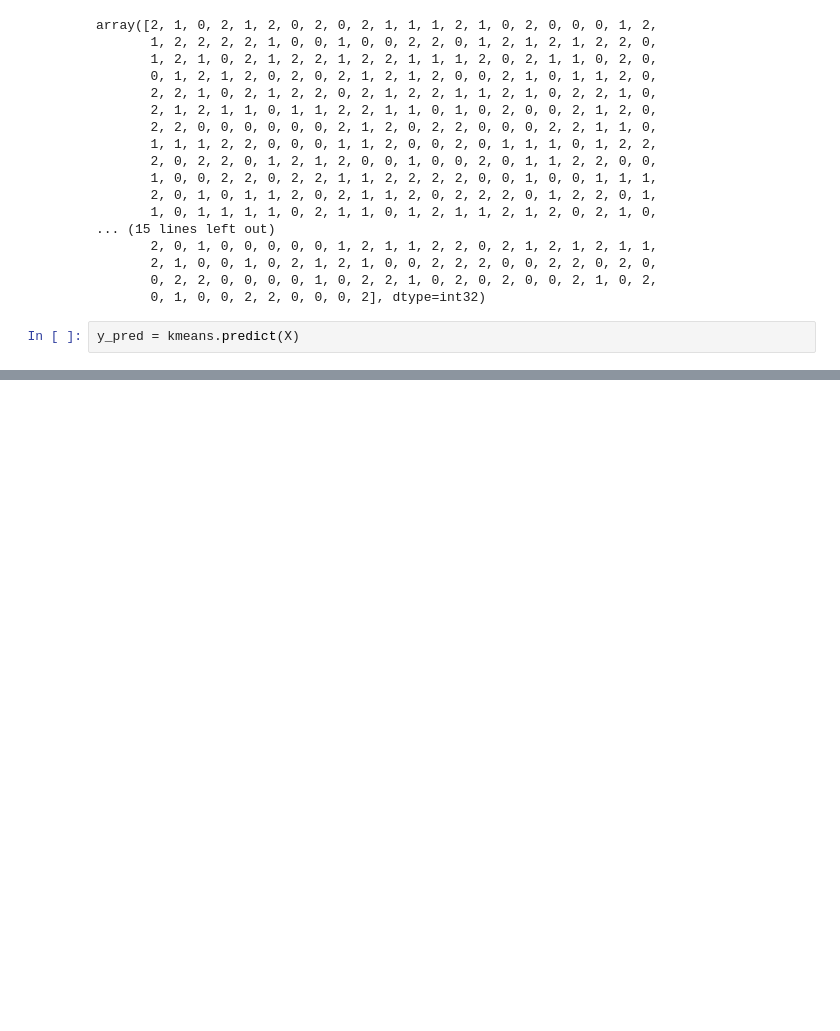
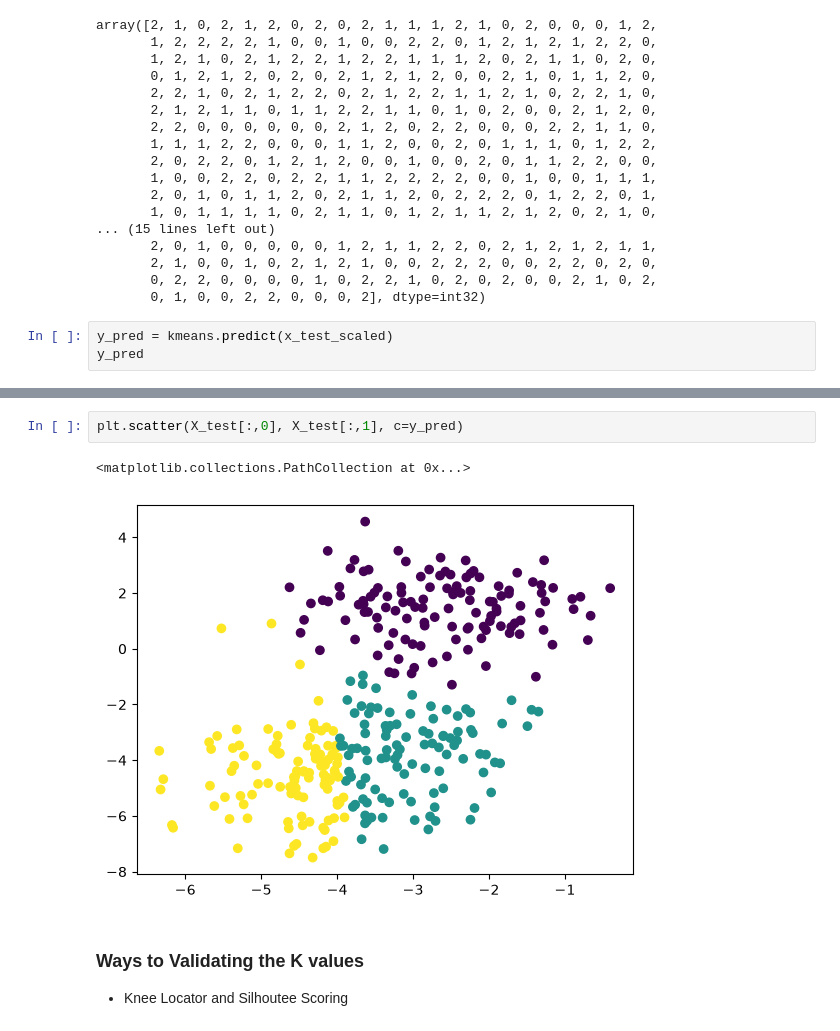
Before and after one commit to Aakashdeepsangwan/Machine-Learning, a Jupyter notebook: K-mean_Clusturing/implementation.ipynb, the cells around one changed output, grey strips where cells are left out. Saved outputs shown, nothing was run; the diff lists cells and outputs as text; blank space fills up the shorter version.

```diff
--- a/K-mean_Clusturing/implementation.ipynb
+++ b/K-mean_Clusturing/implementation.ipynb
@@ -148,4 +154,5 @@ array([2, 1, 0, 2, 1, 2, 0, 2, 0, 2, 1, 1, 1, 2, 1, 0, 2, 0, 0, 0, 1, 2,
        0, 2, 2, 0, 0, 0, 0, 1, 0, 2, 2, 1, 0, 2, 0, 2, 0, 0, 2, 1, 0, 2,
        0, 1, 0, 0, 2, 2, 0, 0, 0, 2], dtype=int32)
 # %%
-y_pred = kmeans.predict(X)
+y_pred = kmeans.predict(x_test_scaled)
+y_pred
@@ -151,0 +181,8 @@ y_pred = kmeans.predict(X)
+# %%
+plt.scatter(X_test[:,0], X_test[:,1], c=y_pred)
+# %% [output]
+<matplotlib.collections.PathCollection at 0x...>
+[figure, added]
+# %% [markdown]
+### Ways to Validating the K values
+- Knee Locator and Silhoutee Scoring
```
Also changed, not shown: parts of 3 cells of this notebook, 3 other files.
